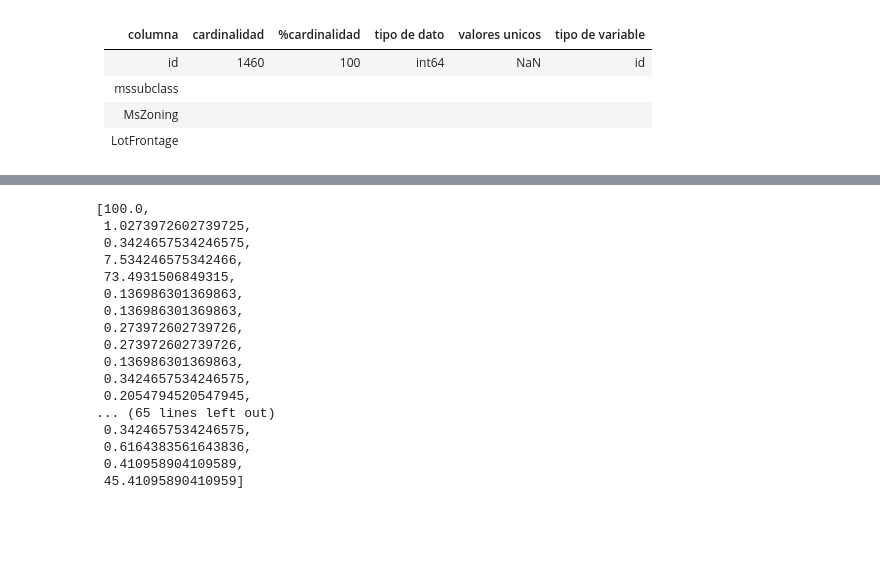
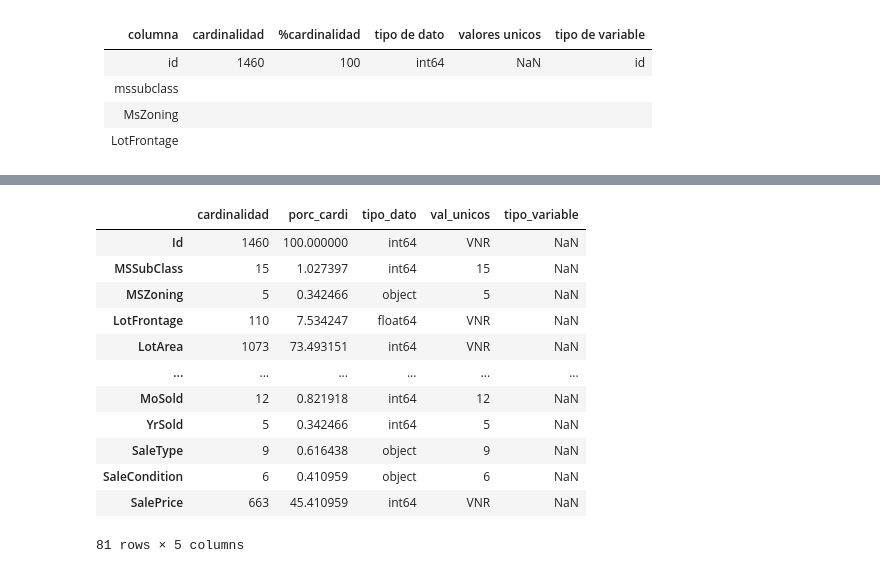
Before and after one commit to LMXCC79/DS_PT_09_2023, a Jupyter notebook: Data_Analysis/9-Eda/EDA_prueba.ipynb, the cells around one changed output, grey strips where cells are left out. Saved outputs shown, nothing was run; the diff lists cells and outputs as text; code cells hidden in the pictures; blank space fills up the shorter version.

```diff
--- a/Data_Analysis/9-Eda/EDA_prueba.ipynb
+++ b/Data_Analysis/9-Eda/EDA_prueba.ipynb
@@ -191,21 +201,0 @@ cardinal
-# %%
-porc_cardi = [df[k].nunique()/len(df)*100 for k in df.columns]
-porc_cardi
-# %% [output]
-[100.0,
- 1.0273972602739725,
- 0.3424657534246575,
- 7.534246575342466,
- 73.4931506849315,
- 0.136986301369863,
- 0.136986301369863,
- 0.273972602739726,
- 0.273972602739726,
- 0.136986301369863,
- 0.3424657534246575,
- 0.2054794520547945,
-... (65 lines left out)
- 0.3424657534246575,
- 0.6164383561643836,
- 0.410958904109589,
- 45.41095890410959]
@@ -211,0 +207,22 @@ porc_cardi
+# %%
+
+cardi = pd.DataFrame(columns =['cardinalidad', 'porc_cardi', 'tipo_dato', 'val_unicos', 'tipo_variable'], index= df.columns)
+cardi['cardinalidad'] = [df[col].nunique() for col in df.columns]
+cardi['porc_cardi'] = cardi['cardinalidad']/len(df)*100
+cardi['tipo_dato'] = df.dtypes
+cardi['val_unicos'] = [df[col].nunique() if df[col].nunique()<=15 else 'VNR' for col in df.columns]
+cardi
+# %% [output]
+|  | cardinalidad | porc_cardi | tipo_dato | val_unicos | tipo_variable |
+| Id | 1460 | 100.000000 | int64 | VNR | NaN |
+| MSSubClass | 15 | 1.027397 | int64 | 15 | NaN |
+| MSZoning | 5 | 0.342466 | object | 5 | NaN |
+| LotFrontage | 110 | 7.534247 | float64 | VNR | NaN |
+| LotArea | 1073 | 73.493151 | int64 | VNR | NaN |
+| ... | ... | ... | ... | ... | ... |
+| MoSold | 12 | 0.821918 | int64 | 12 | NaN |
+| YrSold | 5 | 0.342466 | int64 | 5 | NaN |
+| SaleType | 9 | 0.616438 | object | 9 | NaN |
+| SaleCondition | 6 | 0.410959 | object | 6 | NaN |
+| SalePrice | 663 | 45.410959 | int64 | VNR | NaN |
+81 rows × 5 columns
```
Also changed, not shown: parts of 7 cells of this notebook.
